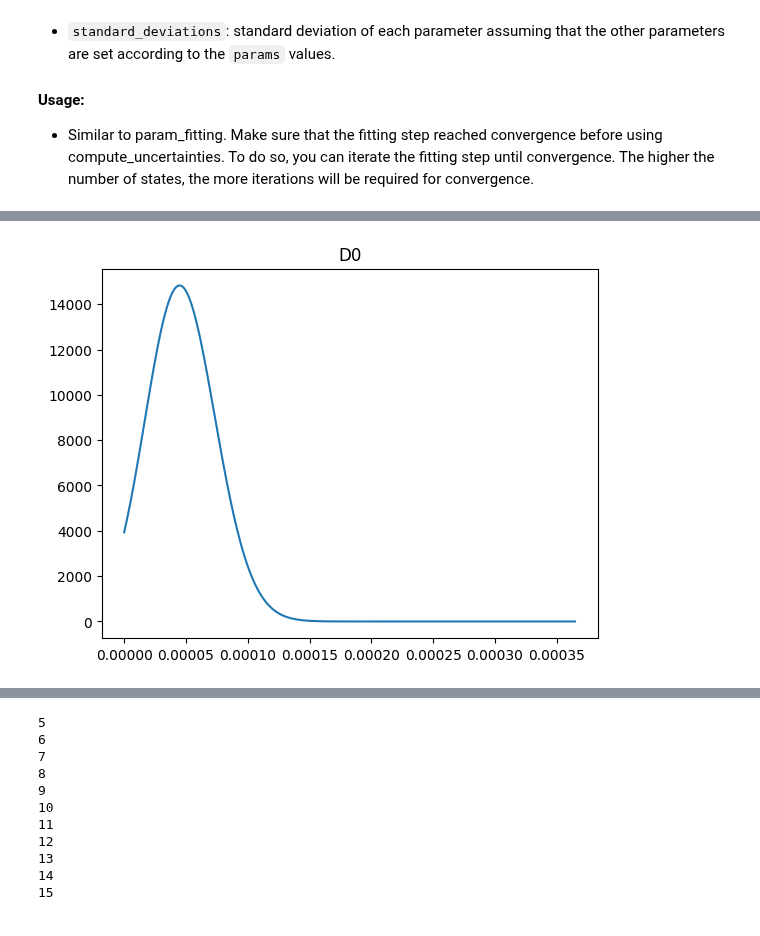
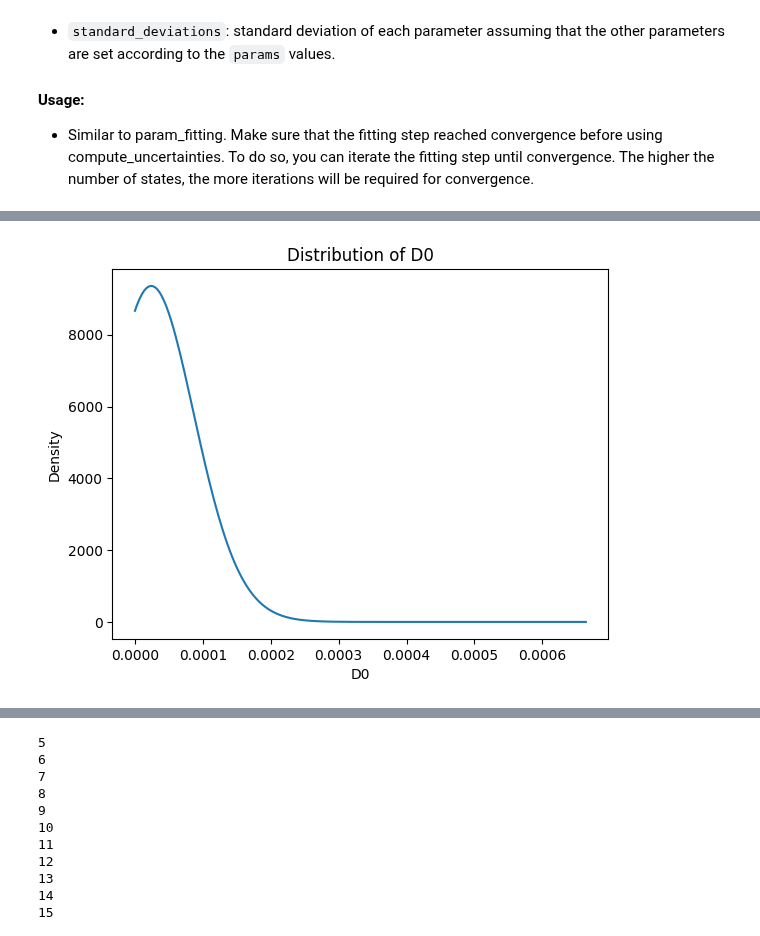
Before and after one commit to vanTeeffelenLab/ExTrack, a Jupyter notebook: Tutorials/Tutorial_ExTrack.ipynb, the cells around one changed output, grey strips where cells are left out. Cells and saved outputs as stored; diff of their text form; code cells hidden in the pictures.

```diff
--- a/Tutorials/Tutorial_ExTrack.ipynb
+++ b/Tutorials/Tutorial_ExTrack.ipynb
@@ -873,6 +873,27 @@ We can also estimate the parameter uncertainty by using the Fisher information m
 
 - Similar to param_fitting. Make sure that the fitting step reached convergence before using compute_uncertainties. To do so, you can iterate the fitting step until convergence. The higher the number of states, the more iterations will be required for convergence.
 # %%
+
+import pandas as pd
+
+def update_fractions(param, cur_params, params, nb_states, cur_value):
+    '''
+    Function to update the Fractions and make sure the sum of the fraction stay equal to 1.
+    When varying the fraction of a state, we compensate by varying the fractions of all the
+    other state proportionally to their occurence.
+    '''
+    cur_state = int(param[1])
+    cur_params[param].value = cur_value
+    Fs = []
+    for state in range(nb_states):
+        Fs.append(params['F'+str(state)].value)
+    Fs = np.array(Fs)
+    Fs[cur_state] = 0
+    Fs = (1 - cur_value) * Fs / np.sum(Fs)
+    Fs[cur_state] = cur_value
+    for state in range(nb_states):
+        cur_params['F'+str(state)].value = Fs[state]
+    return cur_params
 
 import pandas as pd
 
@@ -888,14 +909,10 @@ def compute_uncertainties(all_tracks,
                           input_LocErr = None,
                           threshold = 0.1,
                           max_nb_states=200,
-                          epsilon=1e-5):
+                          epsilon=1e-5,
+                          nb_bins = 201):
     """
-    Compute the Fisher Information Matrix (FIM) for a function f with respect to parameters.
-
-    :param f: The function to analyze. It should take a vector of parameters as input.
-    :param params: A list or array of parameters [a1, a2, a3].
-    :param epsilon: Small value for finite difference approximation.
-    :return: Fisher Information Matrix as a 2D numpy array.
+    Compute the uncertainty on each parameter given the most likely values of the other parameters.
     """
 
     l_list = np.sort(np.array(list(all_tracks.keys())).astype(int)).astype(str)
@@ -914,9 +931,11 @@ def compute_uncertainties(all_tracks,
     all_stds = []
     all_params = []
 
-    param = 'p01'
+    param = 'D0'
 
     for i, param in enumerate(params):
+
+        print(param)
 
         max_likelihood = - extrack.tracking.cum_Proba_Cs(all_tracks = all_tracks,
                                                          dt = dt,
@@ -943,7 +962,11 @@ def compute_uncertainties(all_tracks,
                 min_value = 0
                 break
 
-            cur_params[param].value = min_value
+            cur_params = params.copy()
+            if param.startswith('F'):
+                cur_params = update_fractions(param, cur_params, params, nb_states, min_value)
+            else:
+                cur_params[param].value = min_value
 
             cur_likelihood = - extrack.tracking.cum_Proba_Cs(all_tracks = all_tracks,
                                                 dt = dt,
@@ -961,10 +984,14 @@ def compute_uncertainties(all_tracks,
         cur_likelihood = max_likelihood-1
         step = epsilon/2
 
-        while  0 > cur_likelihood - max_likelihood > -30:
+        while cur_likelihood - max_likelihood > -30:
+
             step = 2*step
             max_value = params[param].value + step
-            cur_params[param].value = max_value
+            if param.startswith('F'):
+                cur_params = update_fractions(param, cur_params, params, nb_states, max_value)
+            else:
+                cur_params[param].value = max_value
 
             cur_likelihood = - extrack.tracking.cum_Proba_Cs(all_tracks = all_tracks,
                                                 dt = dt,
@@ -979,13 +1006,22 @@ def compute_uncertainties(all_tracks,
                                                 threshold = threshold,
                                                 max_nb_states = max_nb_states)
 
-        param_range = np.linspace(min_value, max_value, 401)
+            if cur_likelihood == max_likelihood and step > 100*epsilon: # Exit the loop if the function is independent on the parameter
+                break
+
+        if param.startswith('F') or param == 'pBL':
+            max_value = np.min([max_value, 1-1e-10])
+
+        param_range = np.linspace(min_value, max_value, nb_bins)
         step = param_range[1] - param_range[0]
         ls = []
 
         for cur_value in param_range:
             cur_params = params.copy()
-            cur_params[param].value = cur_value
+            if param.startswith('F'):
+                cur_params = update_fractions(param, cur_params, params, nb_states, cur_value)
+            else:
+                cur_params[param].value = cur_value
 
             cur_likelihood = - extrack.tracking.cum_Proba_Cs(all_tracks = all_tracks,
                                                 dt = dt,
@@ -1005,13 +1041,13 @@ def compute_uncertainties(all_tracks,
         ls = ls / (np.sum(ls)*step)
 
         expected_value = np.sum(ls * param_range * step)
+        variance = np.sum(ls * (param_range - expected_value)**2 * step)
+        std = variance**0.5
+        if np.all(ls == ls[0]):
+            expected_value = np.nan
+            std = np.nan
 
-        if not np.all(ls == ls[0]):
-            variance = np.sum(ls * (param_range - expected_value)**2 * step)
-        else:
-            variance = 0
-
-        std = variance**0.5
+        print('\nexpected value:', expected_value, ', standard deviation:', std)
 
         all_expected_values.append(expected_value)
         all_stds.append(std)
@@ -1019,7 +1055,10 @@ def compute_uncertainties(all_tracks,
 
         plt.figure()
         plt.plot(param_range, ls)
-        plt.title(param)
+        plt.title('Distribution of ' + param)
+        plt.xlabel(param)
+        plt.ylabel('Density')
+
     print('')
     expected_values = pd.DataFrame([all_expected_values], columns=all_params, index = ['expected values'])
     standard_deviations = pd.DataFrame([all_stds], columns=all_params, index = ['standard deviations'])
@@ -1028,7 +1067,7 @@ def compute_uncertainties(all_tracks,
 dt = 0.02
 # extrack.simulate_tracks.sim_FOV allows to simulate tracks able to leave the field of view
 
-all_tracks, all_Bs, all_sigmas = extrack.simulate_tracks.sim_FOV(nb_tracks=5000,#increase this number to simulate more tracks and gain in precision
+all_tracks, all_Bs, all_sigmas = extrack.simulate_tracks.sim_FOV(nb_tracks=1000,#increase this number to simulate more tracks and gain in precision
                                                                  max_track_len=10,
                                                                  min_track_len = 10,
                                                                  LocErr=np.array([0.02, 0.02, 0.04]), # localization error in x, y and z (even if not used)
@@ -1052,6 +1091,7 @@ params = extrack.tracking.generate_params(nb_states = 2,
                         estimated_Fs = [0.5,0.5], # fractions will be equal if None,
                         estimated_transition_rates = 0.1, # Transition rates per step.
                         )
+
 
 # Then, we perform parameter fitting
 model_fit = extrack.tracking.param_fitting(all_tracks = all_tracks,
@@ -1098,7 +1138,7 @@ expected_values, standard_deviations = compute_uncertainties(all_tracks,
                                                              threshold = 0.1,
                                                              max_nb_states=200,
                                                              epsilon=1e-5,
-                                                             nb_bins = 401)
+                                                             nb_bins = 201)
 
 print(expected_values)
 print(standard_deviations)
@@ -1118 +1166 @@ standard deviations  0.002668  0.002238  0.028942
-[figure, old version]
+[figure, new version]
```
Also changed, not shown: parts of 2 cells of this notebook.
